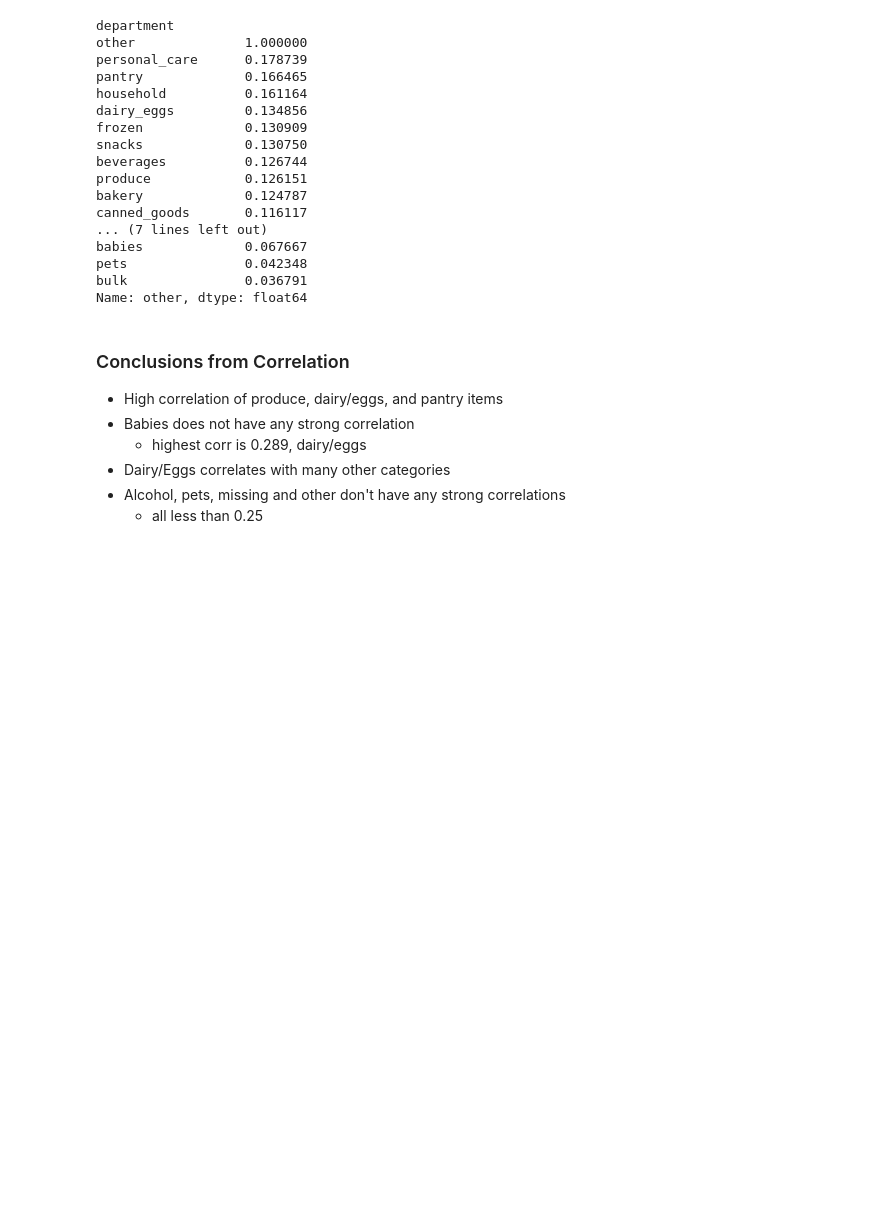
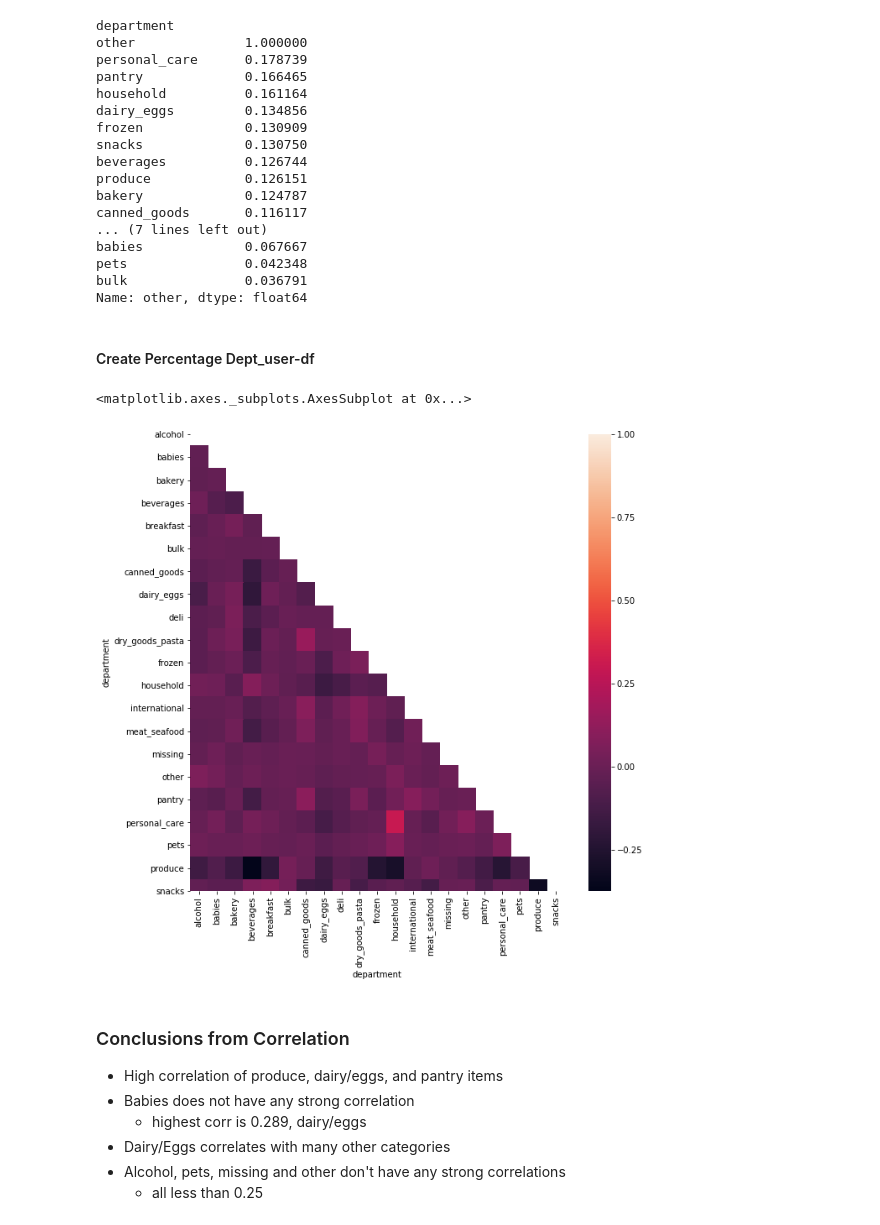
Before and after one commit to Josefa-Sullivan/Instacart, a Jupyter notebook: Zefa/K-Means, PCA Testing.ipynb, the cells around one changed output. Drawn from its saved outputs; the diff is of its cells as text; code cells hidden in the pictures; blank space fills up the shorter version.

```diff
--- a/Zefa/K-Means, PCA Testing.ipynb
+++ b/Zefa/K-Means, PCA Testing.ipynb
@@ -83,7 +92,3 @@ pd.Series(kmeans.labels_)
 2    68737
 0    68615
 dtype: int64
-# %%
-plt.rcParams['figure.figsize'] = 8, 6
-plt.scatter(user_summary.total_orders, user_summary.total_products)
-plt.show()
@@ -197,3 +200,5 @@ babies             0.067667
 pets               0.042348
 bulk               0.036791
 Name: other, dtype: float64
+# %% [markdown]
+#### Create Percentage Dept_user-df
@@ -200,3 +209,11 @@ Name: other, dtype: float64
+# %%
+# Same data but each user is normalized to percent to account for total items bought
+plt.figure(figsize=(10,10))
+matrix_ = np.triu(dept_percent_df.corr())
+sns.heatmap(dept_percent_df.corr(), mask=matrix_)
+# %% [output]
+<matplotlib.axes._subplots.AxesSubplot at 0x...>
+[figure, added]
 # %% [markdown]
 ### Conclusions from Correlation
 - High correlation of produce, dairy/eggs, and pantry items
```
Also changed, not shown: parts of 41 cells of this notebook.
